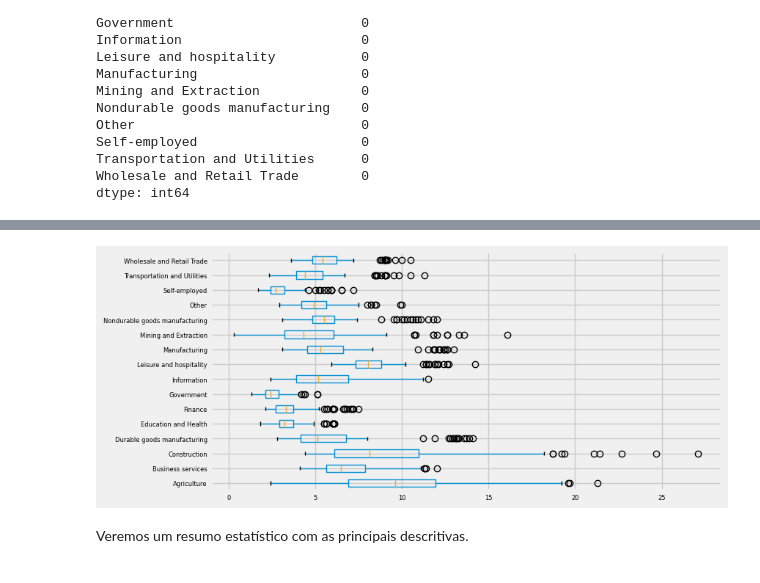
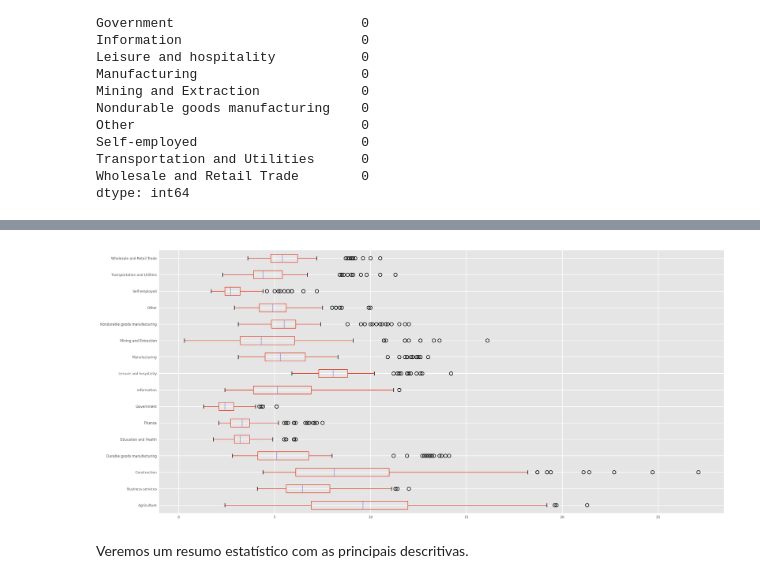
Before and after one commit to rhozon/meu_projeto_versionado, a Jupyter notebook: Exercicio_Visualização_da_Informação_com_Python.ipynb, the cells around one changed output, grey strips where cells are left out. Drawn from its saved outputs; the diff is of its cells as text; code cells hidden in the pictures.

```diff
--- a/Exercicio_Visualização_da_Informação_com_Python.ipynb
+++ b/Exercicio_Visualização_da_Informação_com_Python.ipynb
@@ -47,7 +49,7 @@ import statsmodels.api as sm
 
 # Seta os tamanhos padronizados de cada gráfico gerado em cada célula
 plt.rcParams['figure.figsize'] = (10, 10)
-plt.style.use('fivethirtyeight')
+plt.style.use('ggplot') # Python tenta fazer uma cópia fajuta do estilo do ggplot do R
 # %% [markdown]
 # Carrega o dataset
 # %%
@@ -133,11 +129,10 @@ Com o parâmetro ``vert``, podemos especificar se os _boxplots_ devem ser plotad
 # %%
 # Gera o bloxplot
-fig = plt.figure(figsize=(8,4), dpi=100)
-
+fig = plt.figure(figsize=(16,8), dpi=200)
 jobs.boxplot(fontsize=6, vert=False)
 plt.show()
 # %% [output]
-[figure, old version]
+[figure, new version]
 # %% [markdown]
 Veremos um resumo estatístico com as principais descritivas.
 # %%
```
Also changed, not shown: parts of 11 cells of this notebook.
